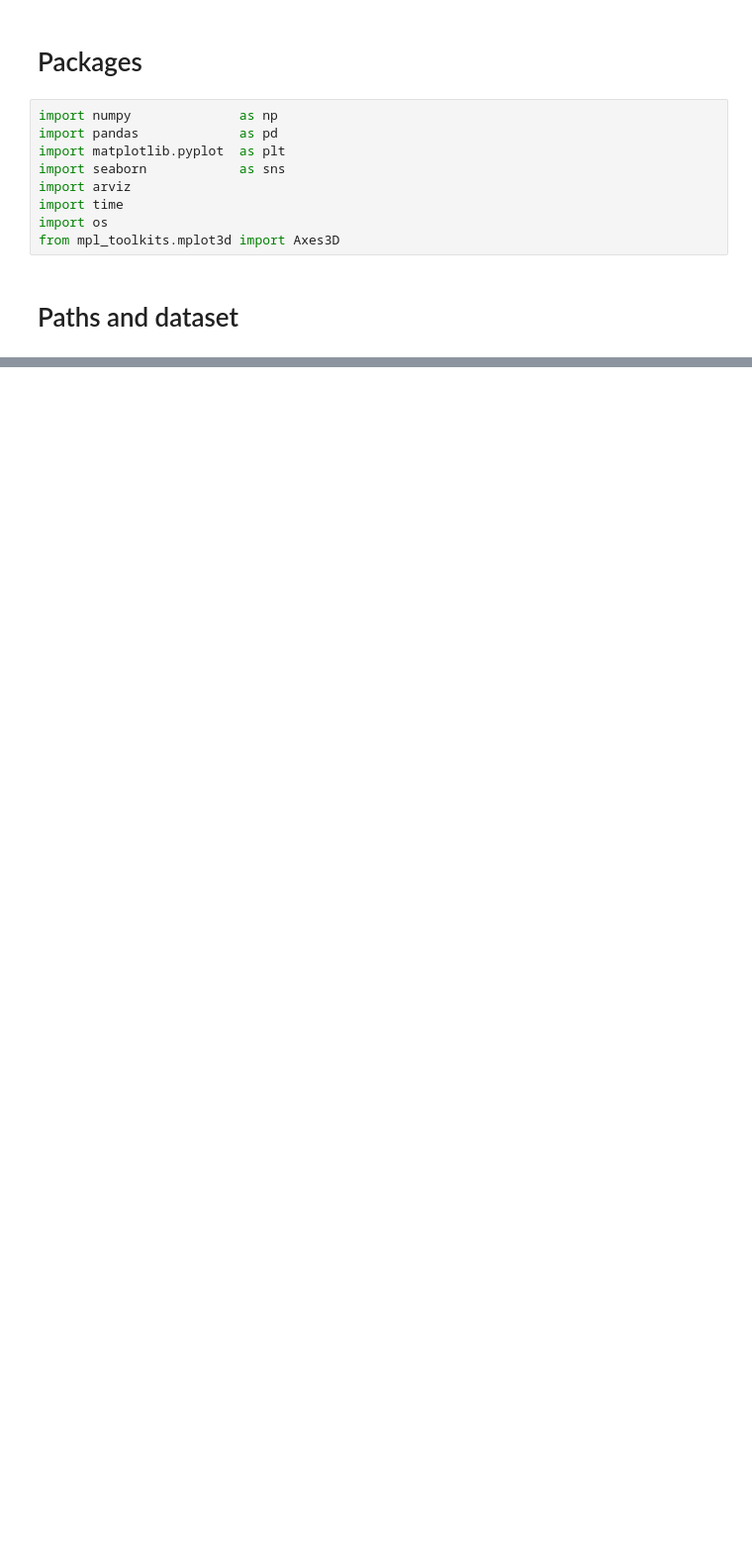
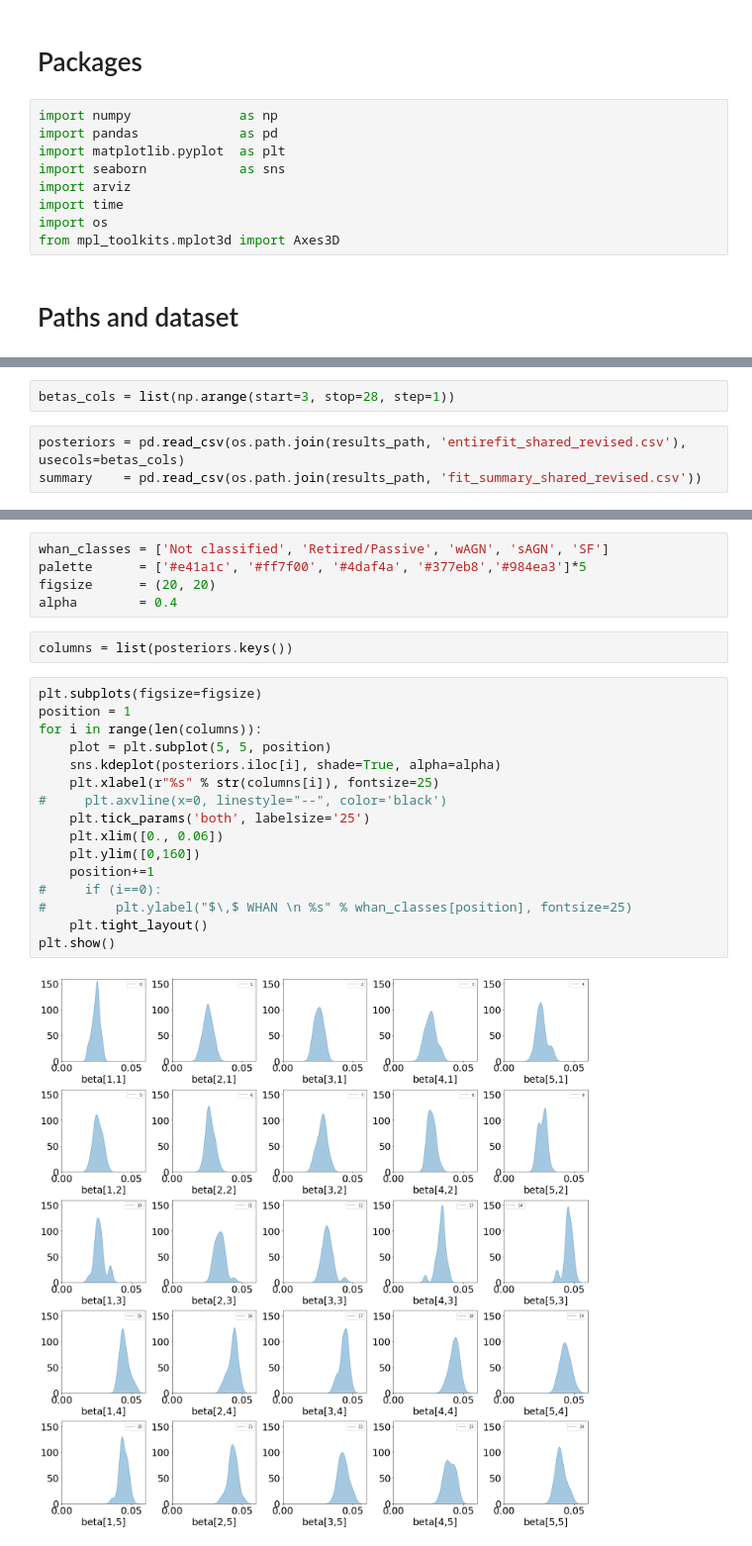
Before and after one commit to mdastro/UVupturn-RSGs, a Jupyter notebook: Model/Model3D_SharedPrior_Revised.ipynb, the cells around one changed output, grey strips where cells are left out. Shown at 99% size. Cells and saved outputs as stored; diff of their text form; blank space fills up the shorter version.

```diff
--- a/Model/Model3D_SharedPrior_Revised.ipynb
+++ b/Model/Model3D_SharedPrior_Revised.ipynb
@@ -28,0 +16,5 @@ array([ 0.02915126,  0.0252451 ,  0.02539955, ...,  0.17495236,
+# %%
+betas_cols = list(np.arange(start=3, stop=28, step=1))
+# %%
+posteriors = pd.read_csv(os.path.join(results_path, 'entirefit_shared_revised.csv'), usecols=betas_cols)
+summary    = pd.read_csv(os.path.join(results_path, 'fit_summary_shared_revised.csv'))
@@ -28,0 +60,25 @@ array([ 0.02915126,  0.0252451 ,  0.02539955, ...,  0.17495236,
+# %%
+whan_classes = ['Not classified', 'Retired/Passive', 'wAGN', 'sAGN', 'SF']
+palette      = ['#e41a1c', '#ff7f00', '#4daf4a', '#377eb8','#984ea3']*5
+figsize      = (20, 20)
+alpha        = 0.4
+# %%
+columns = list(posteriors.keys())
+# %%
+plt.subplots(figsize=figsize)
+position = 1
+for i in range(len(columns)):
+    plot = plt.subplot(5, 5, position)
+    sns.kdeplot(posteriors.iloc[i], shade=True, alpha=alpha)
+    plt.xlabel(r"%s" % str(columns[i]), fontsize=25)
+#     plt.axvline(x=0, linestyle="--", color='black')
+    plt.tick_params('both', labelsize='25')
+    plt.xlim([0., 0.06])
+    plt.ylim([0,160])
+    position+=1
+#     if (i==0):
+#         plt.ylabel("$\,$ WHAN \n %s" % whan_classes[position], fontsize=25)
+    plt.tight_layout()
+plt.show()
+# %% [output]
+[figure, added]
```
Also changed, not shown: parts of 8 cells of this notebook.
